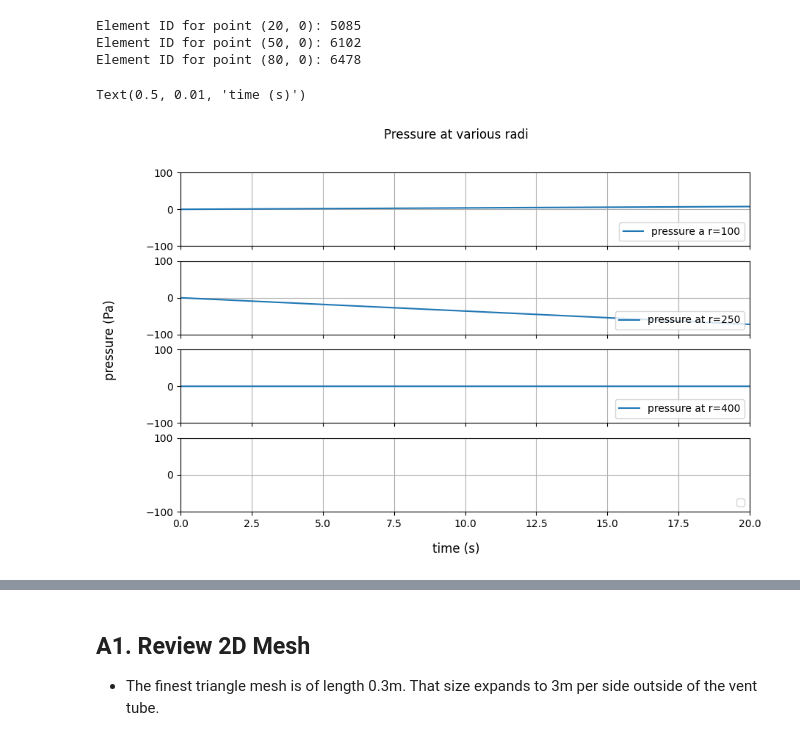
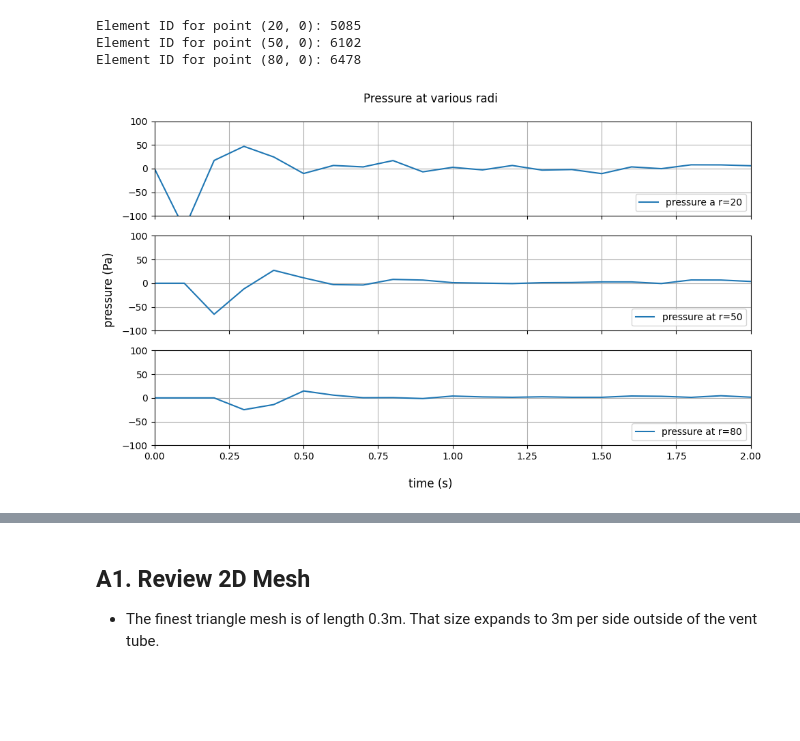
Before and after one commit to paxtonsc/volcano-sims, a Jupyter notebook: notebooks/2025.07.30.infrasound.ipynb, the cells around one changed output, grey strips where cells are left out. Saved outputs shown, nothing was run; the diff lists cells and outputs as text; code cells hidden in the pictures; blank space fills up the shorter version.

```diff
--- a/notebooks/2025.07.30.infrasound.ipynb
+++ b/notebooks/2025.07.30.infrasound.ipynb
@@ -123,7 +202,7 @@ from helper_code.infrasound import *
 folder_name = "2025_07_21_eruption_sim"
 file_name = "test_infrasound_v1_atm1"
 solver_func = get_local_solver_from_index_func(folder_name, file_name)
-iterations = 3
+iterations = 21
 
 solver_0 = solver_func(0)
 
@@ -141,24 +220,28 @@ Element ID for point (20, 0): 5085
 Element ID for point (50, 0): 6102
 Element ID for point (80, 0): 6478
 # %%
-fig, axes = plt.subplots(nrows=4, ncols=1, figsize=(10, 6), sharex=True)
-t = np.linspace(0, 0.3, len(p_20))
+fig, axes = plt.subplots(nrows=3, ncols=1, figsize=(10, 6), sharex=True)
+t_end = solver_func(iterations-1).time
+t = np.linspace(0, t_end, len(p_20))
 C0 = 320
 
-axes[0].plot(t, p_20, label="pressure a r=100")
-axes[1].plot(t, p_50, label="pressure at r=250")
-axes[2].plot(t, p_80, label="pressure at r=400")
+axes[0].plot(t, p_20, label="pressure a r=20")
+axes[1].plot(t, p_50, label="pressure at r=50")
+axes[2].plot(t, p_80, label="pressure at r=80")
 
 
 for i, ax in enumerate(axes):
     ax.legend(loc='lower right')
     ax.grid(True)
     ax.set_ylim(-100, 100)
-    ax.set_xlim(0, 20)
+    ax.set_xlim(0, t_end)
 
 fig.suptitle("Pressure at various radi")
 fig.supylabel("pressure (Pa)")
 fig.supxlabel("time (s)")
+
+plt.savefig(f"{BASE_PATH}/volcano_sims/notebooks/charts/fred_presentation/pressure_atm_time_series.png", dpi=300)
+plt.tight_layout()
+plt.show()
 # %% [output]
-Text(0.5, 0.01, 'time (s)')
-[figure, old version]
+[figure, new version]
```
Also changed, not shown: parts of 24 cells of this notebook, 13 other files.
